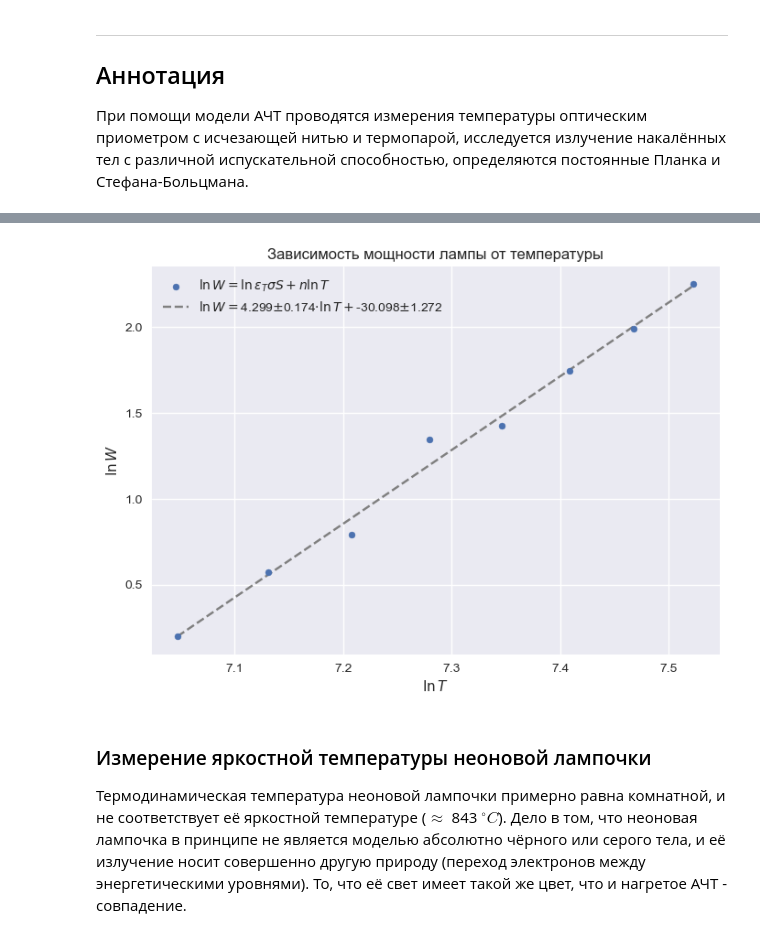
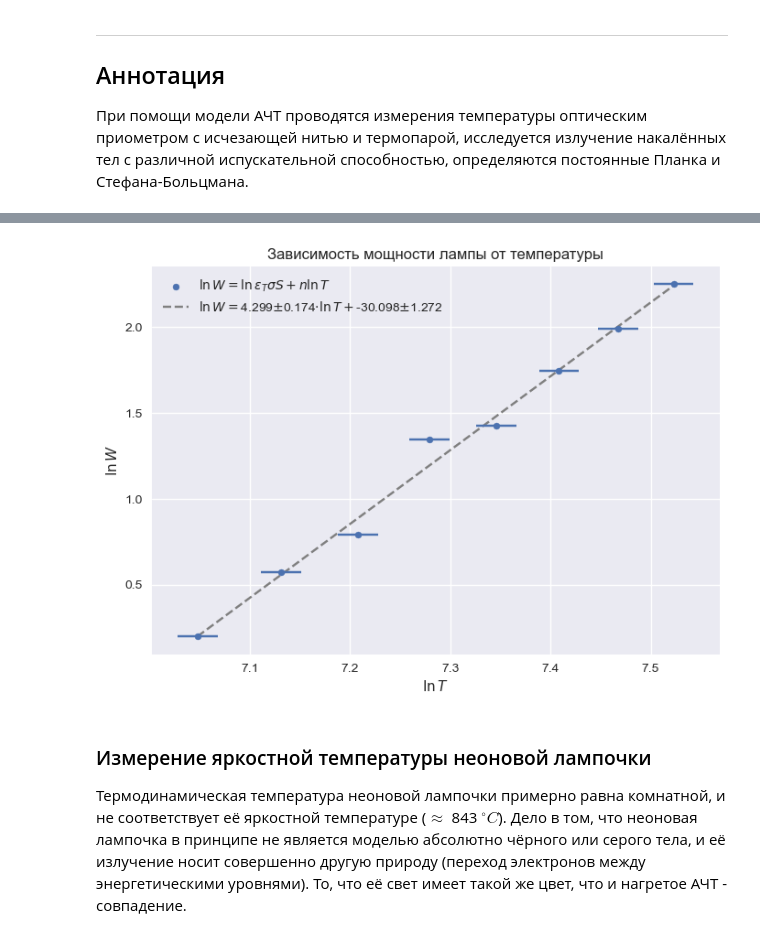
Before and after one commit to A1rsenij/Labs_physics, a Jupyter notebook: 5.8.1/5.8.1.ipynb, the cells around one changed output, grey strips where cells are left out. Drawn from its saved outputs; the diff is of its cells as text; code cells hidden in the pictures.

```diff
--- a/5.8.1/5.8.1.ipynb
+++ b/5.8.1/5.8.1.ipynb
@@ -103,27 +103,29 @@ from scipy.optimize import curve_fit
 # %%
 V = np.array([2.26, 2.91, 3.38, 4.88, 5.14, 6.34, 7.44, 8.80])
 I = np.array([0.539, 0.608, 0.654, 0.787, 0.810, 0.903, 0.984, 1.078])
 T = np.array([1150, 1250, 1350, 1450, 1550, 1650, 1750, 1850])
+err = 0.02 * np.ones(V.shape)
 
 W = np.log(V * I)
 T = np.log(T)
 
 k, cov = np.polyfit(T, W, 1, cov=True)
 Wp = np.polyval(k, T)
 
 plt.style.use('seaborn-v0_8')
 
 plt.scatter(T, W, s=25, zorder=5, marker='o', label=r"$\ln{W} = \ln{\varepsilon_T \sigma S} + n \ln{T}$")
+plt.errorbar(T, W, xerr=err, yerr=0, fmt='none', zorder=4)
 plt.plot(T, Wp, linestyle='--', color='grey', zorder=3, label=r"$\ln{W} = $" + f"{k[0]:.3f}$\pm${np.sqrt(cov[0][0]):.3f}" + r"$\cdot \ln{T} + $" + f"{k[1]:.3f}$\pm${np.sqrt(cov[1][1]):.3f}")
 
 plt.legend(loc="upper left")
 plt.xlabel(r'$\ln{T}$')
 plt.ylabel(r'$\ln{W}$')
 plt.title(r"Зависимость мощности лампы от температуры")
 
 plt.show()
 # %% [output]
-[figure, old version]
+[figure, new version]
 # %% [markdown]
 ### Измерение яркостной температуры неоновой лампочки
 
```
Also changed, not shown: parts of 1 cell of this notebook.
